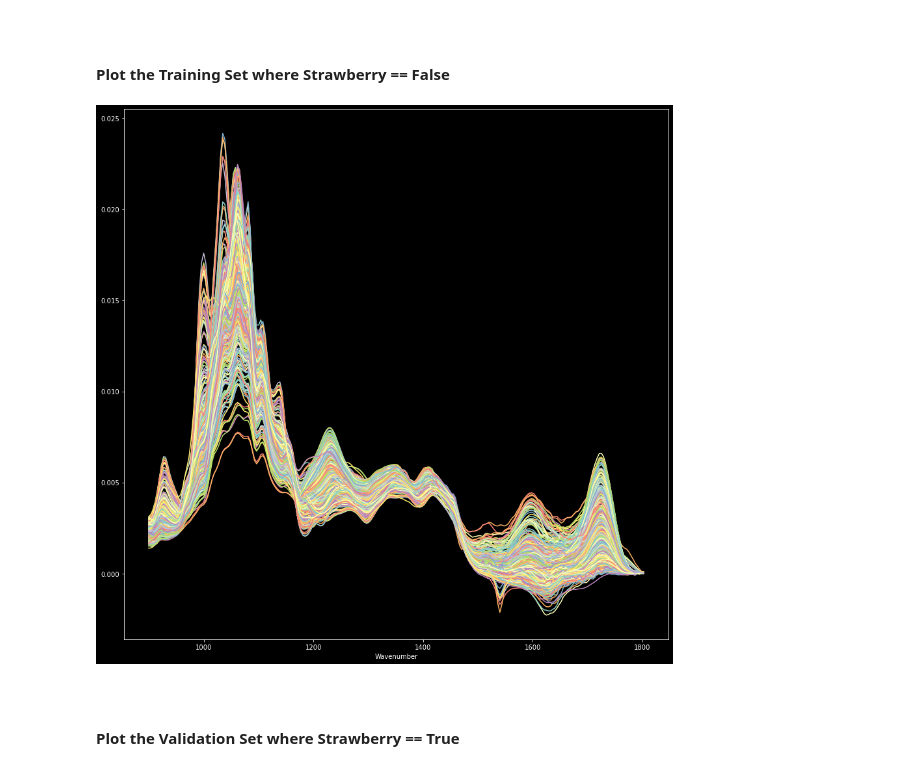
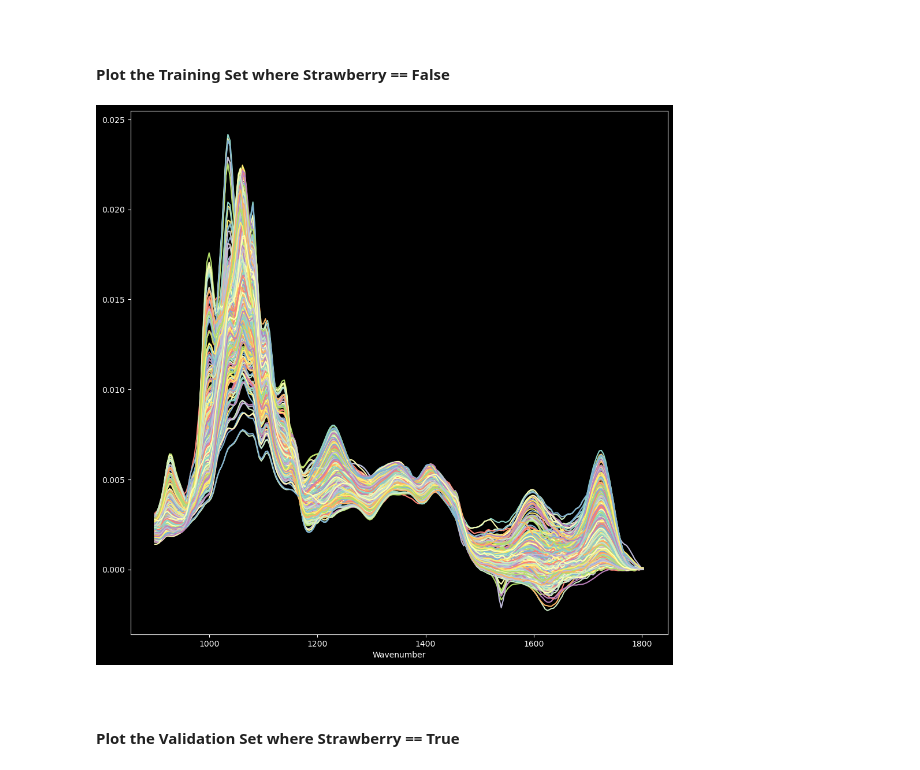
Before and after one commit to cogsci2/Validating-Strawberry-Puree-by-Spectral-Analysis, a Jupyter notebook: Strawberry Spectral Analysis.ipynb, the cells around one changed output. Cells and saved outputs as stored; diff of their text form; code cells hidden in the pictures.

Commit message:
cleaned up graphs

```diff
--- a/Strawberry Spectral Analysis.ipynb
+++ b/Strawberry Spectral Analysis.ipynb
@@ -46,6 +46,11 @@ import pandas as pd
 import numpy as np
 import matplotlib.pyplot as plt
 from pandas_profiling import ProfileReport
+%matplotlib inline
+
+# set sensible default parameters for matplotlib
+plt.rcParams['figure.figsize'] = [12, 8]
+plt.rcParams['figure.dpi'] = 100
 
 plt.style.use('dark_background')
 # %%
@@ -278,11 +283,11 @@ plt.xlabel('Wavenumber');
 #### Plot the Training Set where Strawberry == False
 # %%
 # plot the wavenumber vs emission where Strawberry == False
-plt.figure(figsize=(15,15))
+plt.figure(figsize=(12,12))
 plt.plot(dft.query('Outcome == False').loc[:,dft.columns != 'Outcome'].T)
 plt.xlabel('Wavenumber');
 # %% [output]
-[figure, old version]
+[figure, new version]
 # %% [markdown]
 <br>
 
```
Also changed, not shown: parts of 22 cells of this notebook.
